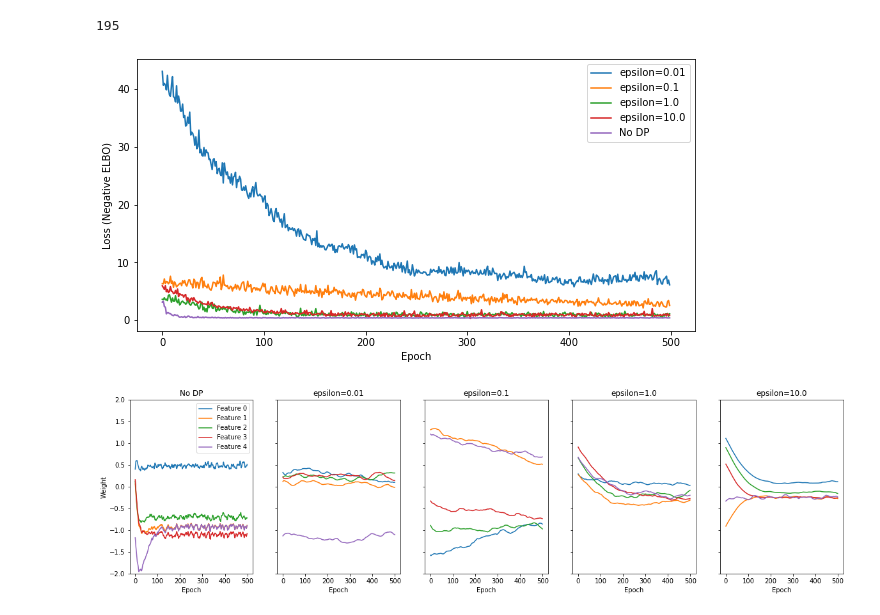
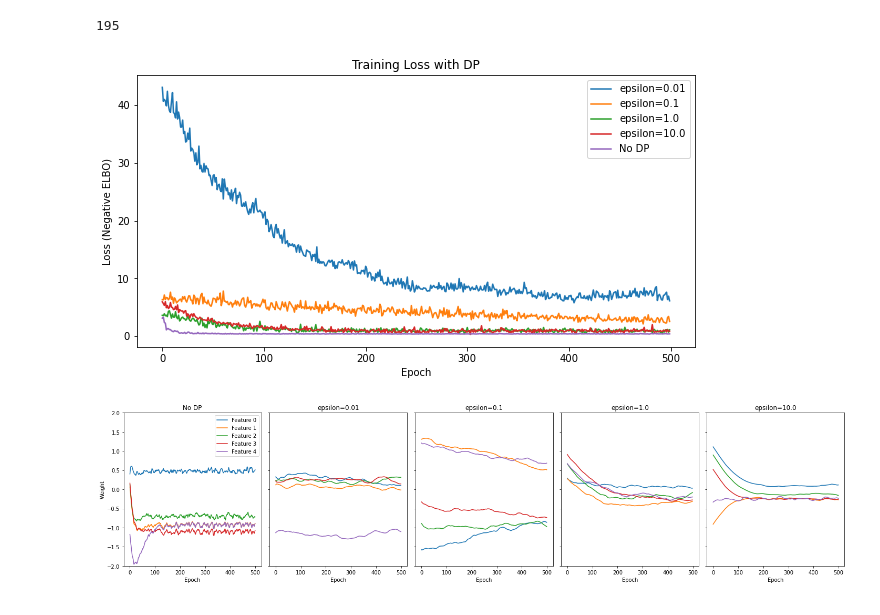
Before and after one commit to ddangchani/Supplements, a Jupyter notebook: DifferentialPrivacy/DPVI.ipynb, the cells around one changed output. Saved outputs shown, nothing was run; the diff lists cells and outputs as text; code cells hidden in the pictures.

```diff
--- a/DifferentialPrivacy/DPVI.ipynb
+++ b/DifferentialPrivacy/DPVI.ipynb
@@ -161,0 +152,17 @@ plt.show()
+# %%
+# Plot the losses and the weights
+
+fig, (ax, ax1) = plt.subplots(1, 2, figsize=(12, 4))
+ax.plot(losses_nodp)
+ax.set_xlabel('Epoch')
+ax.set_ylabel('Loss (Negative ELBO)')
+ax.set_title('Training Loss without DP')
+
+for i in range(1, X.shape[1]):
+    ax1.plot(betas_nodp[:, i], label=f'Feature {i}')
+
+ax1.set_xlabel('Epoch')
+ax1.set_ylabel('Weight')
+ax1.set_title('Weights without DP')
+ax1.legend()
+plt.savefig('bayesian_logistic_regression_no_dp.png', facecolor='white')
@@ -171,14 +180,3 @@ accuracy = accuracy_score(y_test, y_pred)
 print(f'Accuracy: {accuracy:.4f}')
 # %% [output]
 Accuracy: 0.9064
-# %%
-# Plot the weights
-
-plt.figure(figsize=(10, 5))
-for i in range(X.shape[1]):
-    plt.plot(betas_nodp[:, i], label=f'Feature {i}')
-plt.xlabel('Epoch')
-plt.ylabel('Weight')
-plt.ylim(-2, 2)
-plt.legend()
-plt.show()
@@ -288,16 +279,17 @@ for epsilon in [0.01, 0.1, 1.0, 10.0]:
 # %%
 # Plot the loss for different epsilon values
 plt.figure(figsize=(10, 5))
 for epsilon, losses in loss_collection.items():
     plt.plot(losses, label=f'epsilon={epsilon}')
 
 plt.plot(losses_nodp, label=f'No DP')
 plt.xlabel('Epoch')
 plt.ylabel('Loss (Negative ELBO)')
 plt.legend()
-plt.show()
+plt.title('Training Loss with DP')
+plt.savefig('bayesian_logistic_regression_dp.png', facecolor='white')
 # %% [output]
-[figure, old version]
+[figure, new version]
 # %%
 # Plot the weights for different epsilon values
 
@@ -321,5 +313,8 @@ for i, ax in enumerate(axes.flat):
         ax.plot(betas[:, j], label=f'Feature {j}')
     ax.set_title(f'epsilon={epsilon}')
     ax.set_xlabel('Epoch')
+
+plt.tight_layout()
+plt.savefig('bayesian_logistic_regression_weights_dp.png', facecolor='white')
 # %% [output]
-[figure, old version]
+[figure, new version]
```
Also changed, not shown: parts of 7 cells of this notebook, 4 other files.
